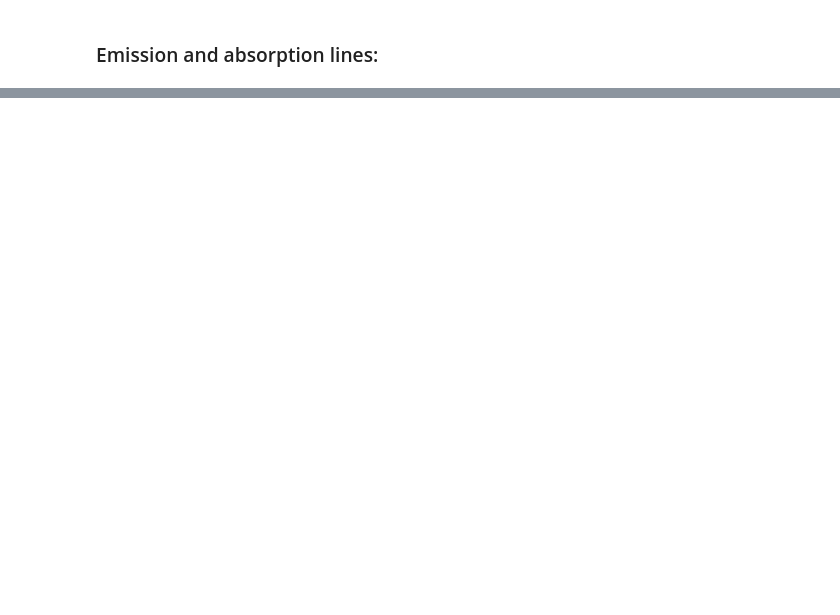
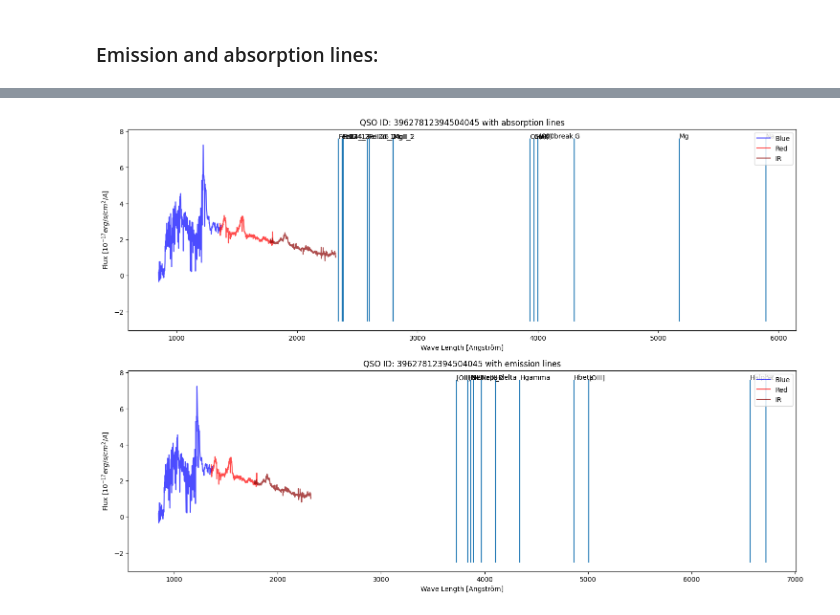
Before and after one commit to johannct/M2_Stage_Code, a Jupyter notebook: DESI Spectra.ipynb, the cells around one changed output, grey strips where cells are left out. Drawn from its saved outputs; the diff is of its cells as text; code cells hidden in the pictures; blank space fills up the shorter version.

```diff
--- a/DESI Spectra.ipynb
+++ b/DESI Spectra.ipynb
@@ -12,6 +13,6 @@ from Simulation.simulMap import *
 # %%
 #File names:
-DIR = "Data DESI/"
+DIR = "data/Data DESI/"
 outputDIR = DIR + "DESI Figures/" #to save figures
 output_path = outputDIR + "DESI_DR1_Spectr_" #common suffix to every figures
 FILE_BGS = DIR + "coadd-main-bright-26033.fits"
@@ -379,0 +314,13 @@ plot_spectrum(QSO, target_ID, 'QSO', flux=(flux_b, flux_r, flux_z), figax = (fig
+# %%
+QSO_tot = vstack([QSO_NGC, QSO_SGC])
+QSO_tot.add_index('TARGETID')
+z = QSO_tot.loc[QSOspectrum_Brighter.target_ID]['Z']
+
+sigmaB, sigmaRZ = 4, 3
+sigma = (sigmaB, sigmaRZ, sigmaRZ)
+QSOspectrum_Brighter.apply_gaussianFilter(sigma=sigma)
+
+fig, ax = plt.subplots(3, 1, figsize=(12, 6*3))
+QSOspectrum_Brighter.plot_spectrum(cat="QSO", figax = (fig, ax[0]))
+QSOspectrum_Brighter.plot_spectrum(cat="QSO", figax = (fig, ax[1]), z_renorm = z, title='Wave length renormalization to 1+z')
+QSOspectrum_Brighter.plot_spectrum("Filter", cat="QSO", figax = (fig, ax[2]), z_renorm = z, title=f'Gaussian filter with sigma = {sigma}');
@@ -518,0 +349,15 @@ for k, v in absorb.items(): ax.text(v, f_max, k)
+# %%
+z = QSO_tot.loc[QSOspectrum_Brighter.target_ID]['Z']
+
+fig, ax = plt.subplots(2, 1, figsize=(18, 6*2))
+QSOspectrum_Brighter.plot_spectrum("Filter", cat="QSO", figax = (fig, ax[0]), z_renorm = z, title=f'QSO ID: {BGSspectrum_Brighter.target_ID} with absorption lines')
+QSOspectrum_Brighter.plot_spectrum("Filter", cat="QSO", figax = (fig, ax[1]), z_renorm = z, title=f'QSO ID: {BGSspectrum_Brighter.target_ID} with emission lines');
+
+f_min = np.min(np.hstack([QSOspectrum_Brighter.flux_b, QSOspectrum_Brighter.flux_r, QSOspectrum_Brighter.flux_z]))
+f_max = np.max(np.hstack([QSOspectrum_Brighter.flux_b, QSOspectrum_Brighter.flux_r, QSOspectrum_Brighter.flux_z]))
+ax[0].vlines(a_lines.values(), f_min, f_max)
+for k, v in a_lines.items(): ax[0].text(v, f_max, k)
+ax[1].vlines(e_lines.values(), f_min, f_max)
+for k, v in e_lines.items(): ax[1].text(v, f_max, k)
+# %% [output]
+[figure, added]
```
Also changed, not shown: parts of 26 cells of this notebook, 1 other file.
